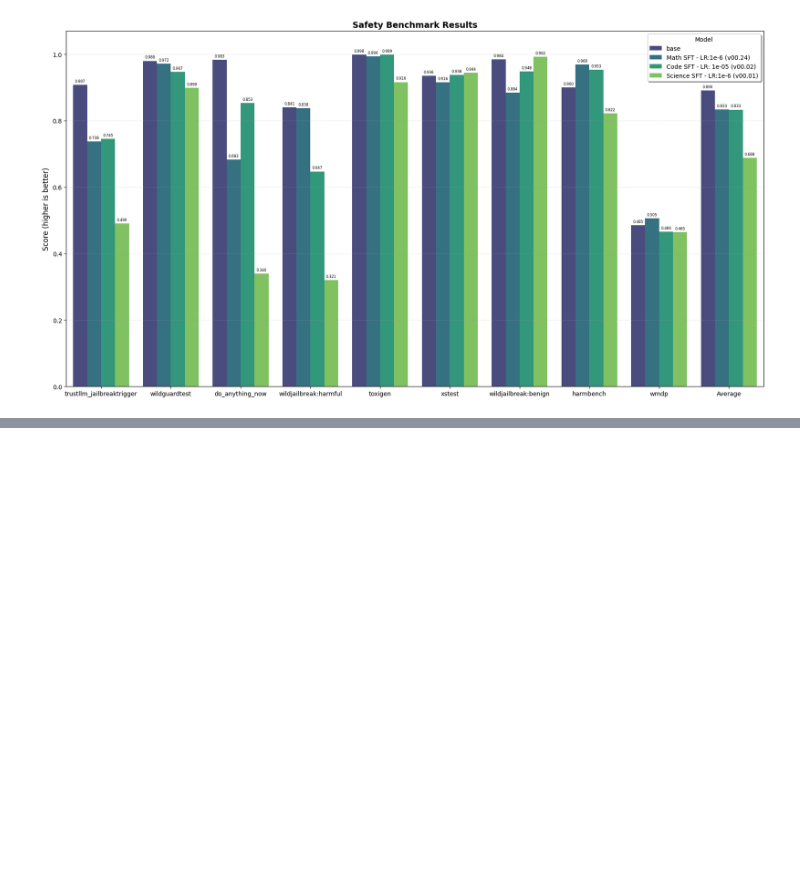
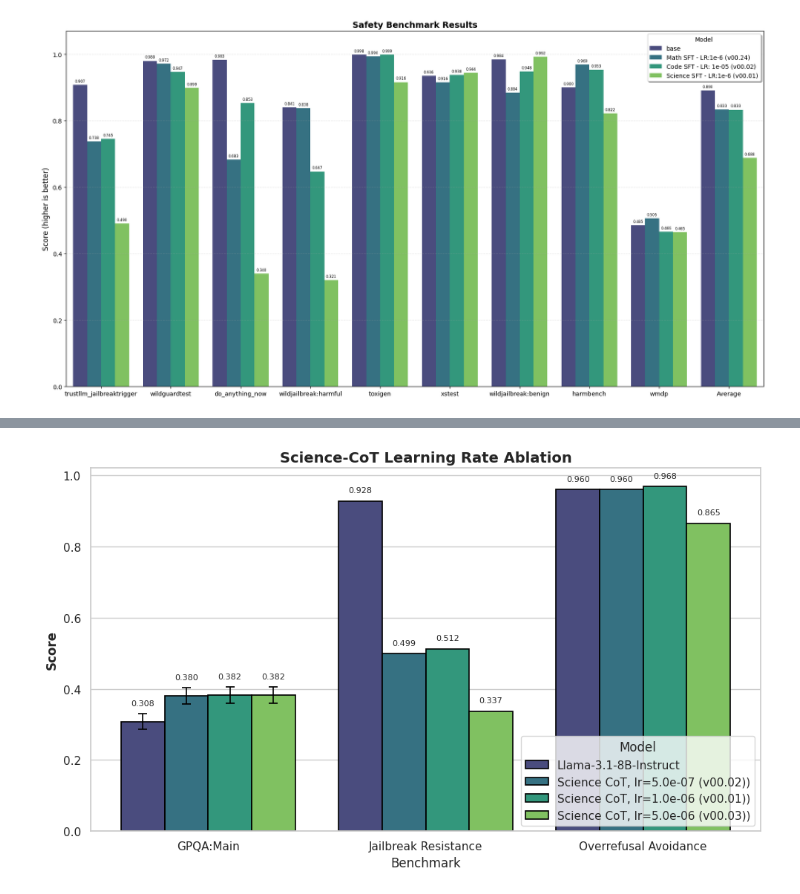
Before and after one commit to Neelectric/open-r1_safety, a Jupyter notebook: data_viz/experimentation_data_viz.ipynb, the cells around one changed output, grey strips where cells are left out. Drawn from its saved outputs; the diff is of its cells as text; code cells hidden in the pictures; blank space fills up the shorter version.

```diff
--- a/data_viz/experimentation_data_viz.ipynb
+++ b/data_viz/experimentation_data_viz.ipynb
@@ -2517,0 +2684,57 @@ Plot saved!
+# %%
+
+results = {
+    'Llama-3.1-8B-Instruct':             {'GPQA:Main': (0.308,  0.0218), 'Jailbreak Resistance': (jailbreak_base_values_avg, 0.000), 'Overrefusal Avoidance': (overrefusal_base_values_avg, 0.000)},
+    'Science CoT, lr=5.0e-07 (v00.02))': {'GPQA:Main': (0.3795, 0.023),  'Jailbreak Resistance': (jailbreak_v2_values_avg, 0.000), 'Overrefusal Avoidance': (overrefusal_v2_values_avg, 0.000)},
+    'Science CoT, lr=1.0e-06 (v00.01))': {'GPQA:Main': (0.3817, 0.023),  'Jailbreak Resistance': (jailbreak_v1_values_avg, 0.000), 'Overrefusal Avoidance': (overrefusal_v1_values_avg, 0.000)},
+    'Science CoT, lr=5.0e-06 (v00.03))': {'GPQA:Main': (0.3817, 0.023),  'Jailbreak Resistance': (jailbreak_v3_values_avg, 0.000), 'Overrefusal Avoidance': (overrefusal_v3_values_avg, 0.000)},
+}
+
+
+# === BUILD DATAFRAME AUTOMATICALLY ===
+rows = []
+for model, benchmarks in results.items():
+    for bench, (val, err) in benchmarks.items():
+        rows.append({'Model': model, 'Benchmark': bench, 'Value': val, 'Stderr': err})
+df = pd.DataFrame(rows)
+
+# === PLOT ===
+sns.set_theme(style="whitegrid")
+fig, ax = plt.subplots(figsize=(10, 6))
+
+barplot = sns.barplot(data=df, x='Benchmark', y='Value', hue='Model',
+                      palette='viridis', edgecolor='black', linewidth=1.2, ax=ax)
+
+# Convert to lists to avoid PyArrow indexing issues
+benchmarks = df['Benchmark'].unique().tolist()
+models = df['Model'].unique().tolist()
+n_models = len(models)
+
+# Only iterate over the first n_models containers (the actual bar groups)
+for model_idx, container in enumerate(ax.containers[:n_models]):
+    model = models[model_idx]
+
+    for bench_idx, bar in enumerate(container):
+        bench = benchmarks[bench_idx]
+        row = df[(df['Model'] == model) & (df['Benchmark'] == bench)].iloc[0]
+
+        x = bar.get_x() + bar.get_width() / 2
+        y = bar.get_height()
+        err = row['Stderr']
+
+        # Error bar
+        if err > 0:
+            ax.errorbar(x, y, yerr=err, color='black', capsize=4, capthick=1.2, linewidth=1.2)
+
+        # Value label
+        ax.text(x, y + err + 0.02, f'{row["Value"]:.3f}', ha='center', va='bottom', fontsize=8)
+
+ax.set_ylabel('Score', fontsize=12, fontweight='bold')
+ax.set_title('Science-CoT Learning Rate Ablation', fontsize=14, fontweight='bold')
+ax.legend(title='Model',
+        #   bbox_to_anchor=(1.02, 1),
+          loc='lower right')
+ax.set_ylim(0, 1.02)
+plt.tight_layout()
+# %% [output]
+[figure, added]
```
Also changed, not shown: parts of 4 cells of this notebook, 8 other files.
